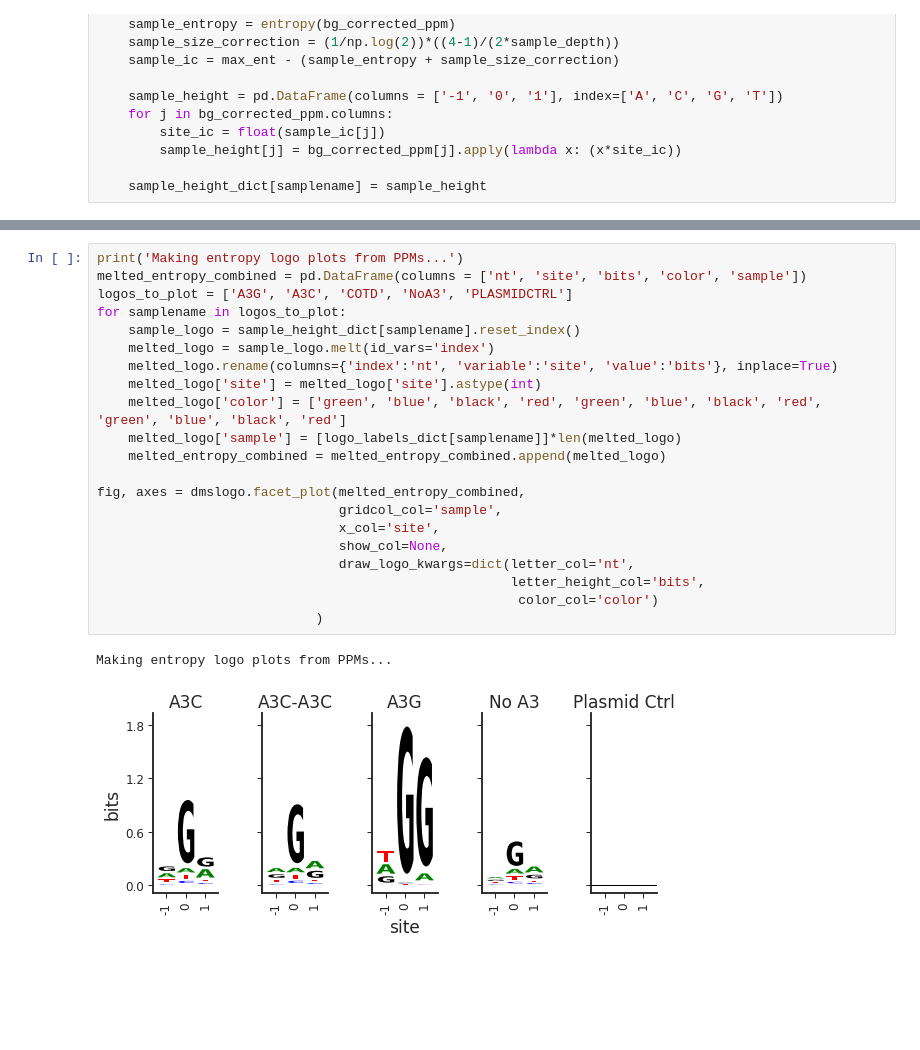
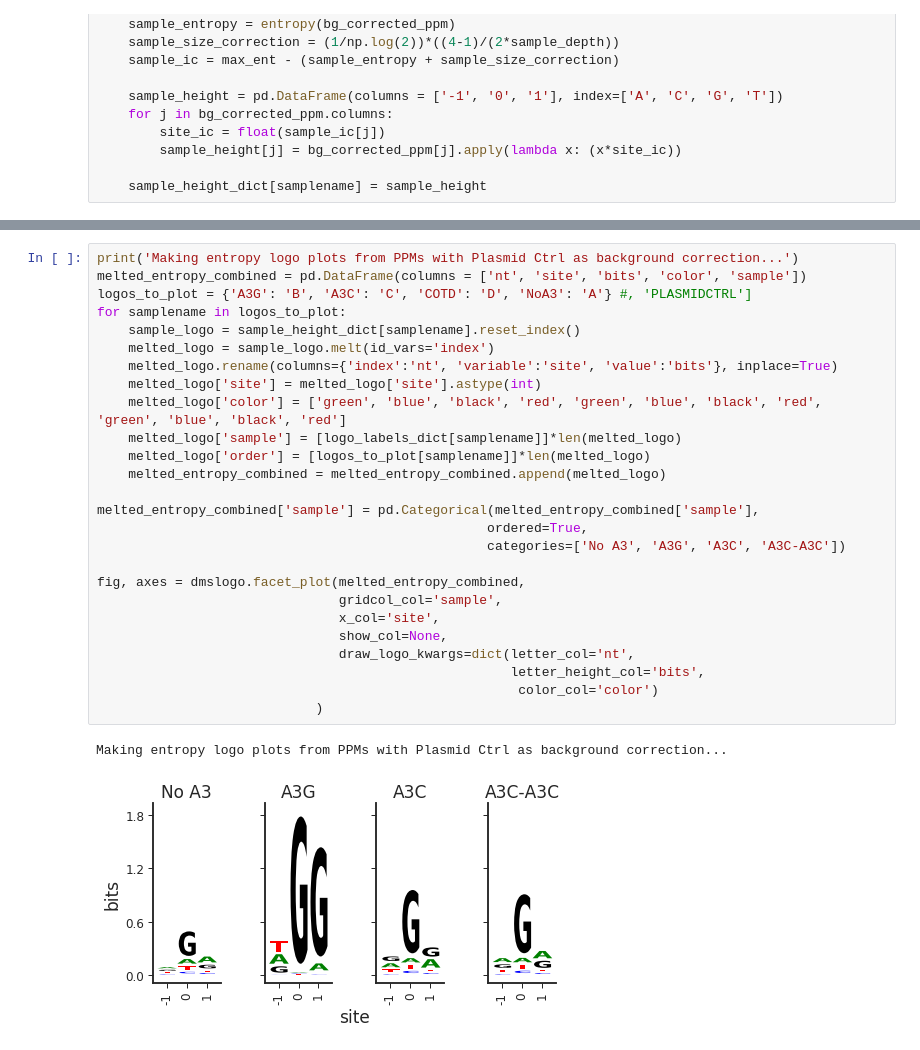
Before and after one commit to jbloomlab/SuperRestrictionFactor_Hypermutation, a Jupyter notebook: analysis_notebook.ipynb, the cells around one changed output, grey strips where cells are left out. Saved outputs shown, nothing was run; the diff lists cells and outputs as text; blank space fills up the shorter version.

```diff
--- a/analysis_notebook.ipynb
+++ b/analysis_notebook.ipynb
@@ -1935,25 +1920,30 @@ Making entropy logo plots from PPMs...
 [figure]
 # %%
-print('Making entropy logo plots from PPMs...')
+print('Making entropy logo plots from PPMs with Plasmid Ctrl as background correction...')
 melted_entropy_combined = pd.DataFrame(columns = ['nt', 'site', 'bits', 'color', 'sample'])
-logos_to_plot = ['A3G', 'A3C', 'COTD', 'NoA3', 'PLASMIDCTRL']
+logos_to_plot = {'A3G': 'B', 'A3C': 'C', 'COTD': 'D', 'NoA3': 'A'} #, 'PLASMIDCTRL']
 for samplename in logos_to_plot:
     sample_logo = sample_height_dict[samplename].reset_index()
     melted_logo = sample_logo.melt(id_vars='index')
     melted_logo.rename(columns={'index':'nt', 'variable':'site', 'value':'bits'}, inplace=True)
     melted_logo['site'] = melted_logo['site'].astype(int)
     melted_logo['color'] = ['green', 'blue', 'black', 'red', 'green', 'blue', 'black', 'red', 'green', 'blue', 'black', 'red']
     melted_logo['sample'] = [logo_labels_dict[samplename]]*len(melted_logo)
+    melted_logo['order'] = [logos_to_plot[samplename]]*len(melted_logo)
     melted_entropy_combined = melted_entropy_combined.append(melted_logo)
+
+melted_entropy_combined['sample'] = pd.Categorical(melted_entropy_combined['sample'],
+                                                  ordered=True,
+                                                  categories=['No A3', 'A3G', 'A3C', 'A3C-A3C'])
 
 fig, axes = dmslogo.facet_plot(melted_entropy_combined,
                                gridcol_col='sample',
                                x_col='site',
                                show_col=None,
                                draw_logo_kwargs=dict(letter_col='nt',
                                                      letter_height_col='bits',
                                                       color_col='color')
                             )
 # %% [output]
-Making entropy logo plots from PPMs...
+Making entropy logo plots from PPMs with Plasmid Ctrl as background correction...
-[figure, old version]
+[figure, new version]
```
Also changed, not shown: parts of 12 cells of this notebook, 1 other file.
